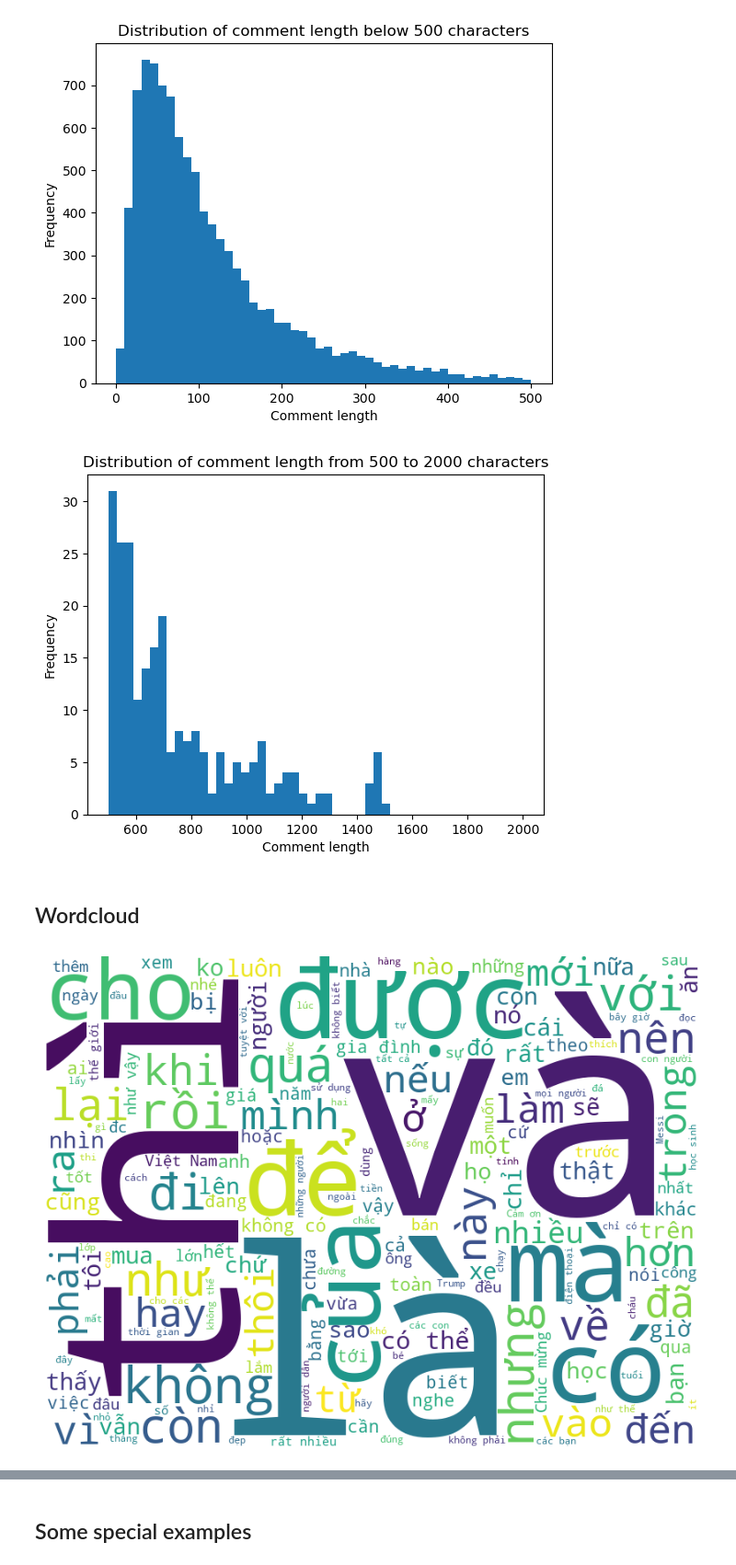
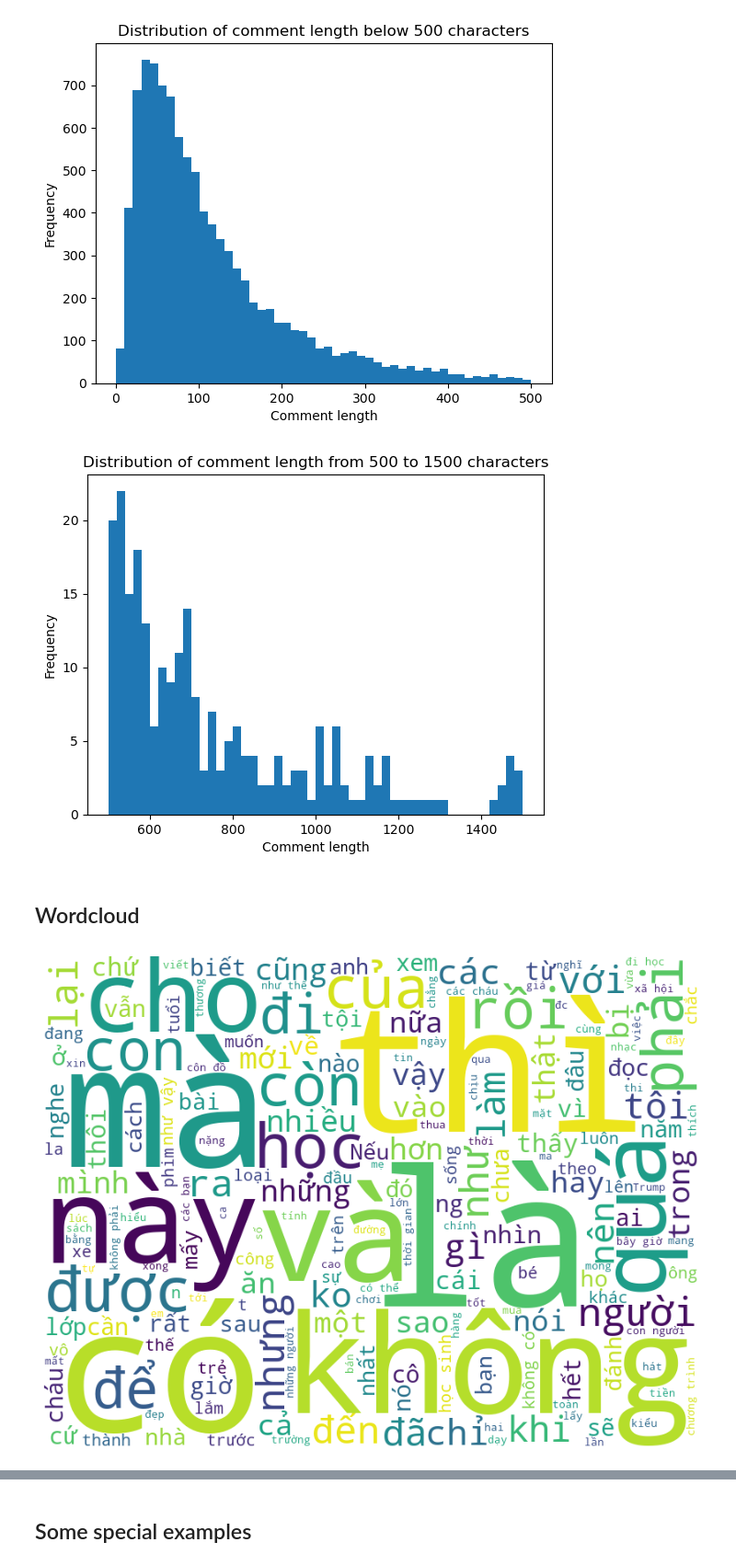
Before and after one commit to VoidKeishi/Vi-Hate-Speech-Detection, a Jupyter notebook: Explore/explore_victsd.ipynb, the cells around one changed output, grey strips where cells are left out. Shown at 92% size. Saved outputs shown, nothing was run; the diff lists cells and outputs as text; code cells hidden in the pictures.

Commit message:
Plot different wordclouds for toxic and non toxic comment

```diff
--- a/Explore/explore_victsd.ipynb
+++ b/Explore/explore_victsd.ipynb
@@ -118,31 +118,32 @@ plt.show()
 # %% [output]
 [figure]
 # %%
-plt.hist(data['sentence_length'], bins=50, range=([500, 2000]))
-plt.title('Distribution of comment length from 500 to 2000 characters')
+plt.hist(data['sentence_length'], bins=50, range=([500, 1500]))
+plt.title('Distribution of comment length from 500 to 1500 characters')
 plt.xlabel('Comment length')
 plt.ylabel('Frequency')
 plt.show()
 # %% [output]
-[figure, old version]
+[figure, new version]
 # %% [markdown]
 ## Wordcloud
+# %%
+# Join all the text in 'Comment' into a single string
+toxic_text = ' '.join(data[data['Toxicity'] == 1]['Comment'])
+nontoxic_text = ' '.join(data[data['Toxicity'] == 0]['Comment'])
 # %%
-# Join all the text in 'Comment' into a single string
-text = ' '.join(data['Comment'])
-
-# Create a WordCloud object
+# Toxic observations
 wordcloud = WordCloud(width=800, height=600,
                       background_color='white',
                       stopwords=None,
-                      min_font_size=10).generate(text)
+                      min_font_size=10).generate(toxic_text)
 
 # Plot the WordCloud image
 plt.figure(figsize=(8, 8), facecolor=None)
 plt.imshow(wordcloud)
 plt.axis("off")
 plt.tight_layout(pad=0)
 
 plt.show()
 # %% [output]
-[figure, old version]
+[figure, new version]
```
Also changed, not shown: parts of 2 cells of this notebook, 1 other file.
